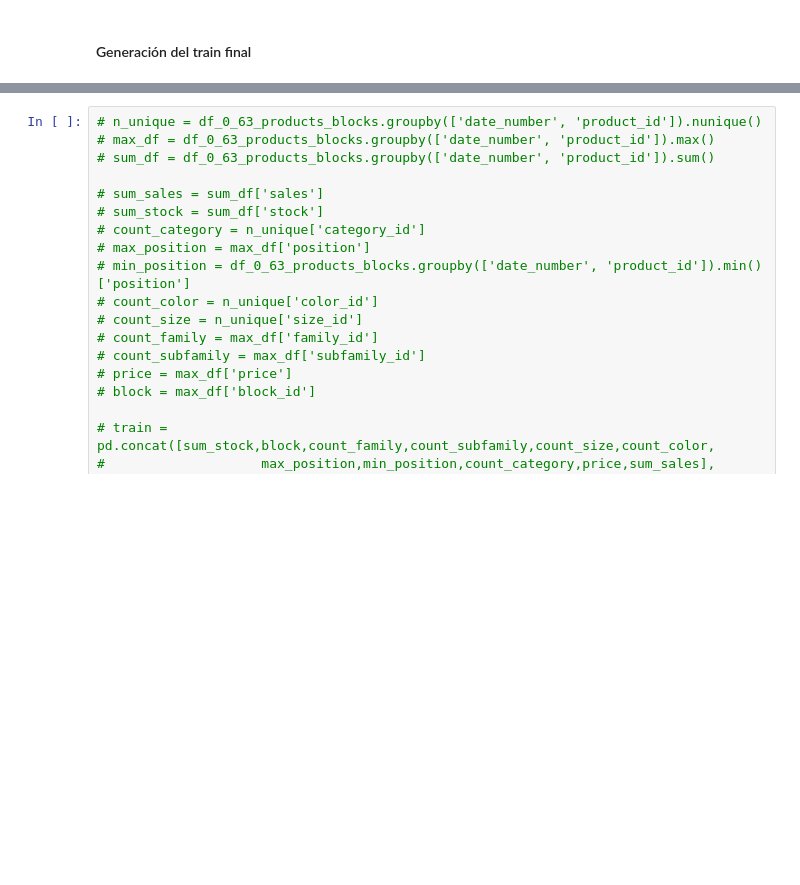
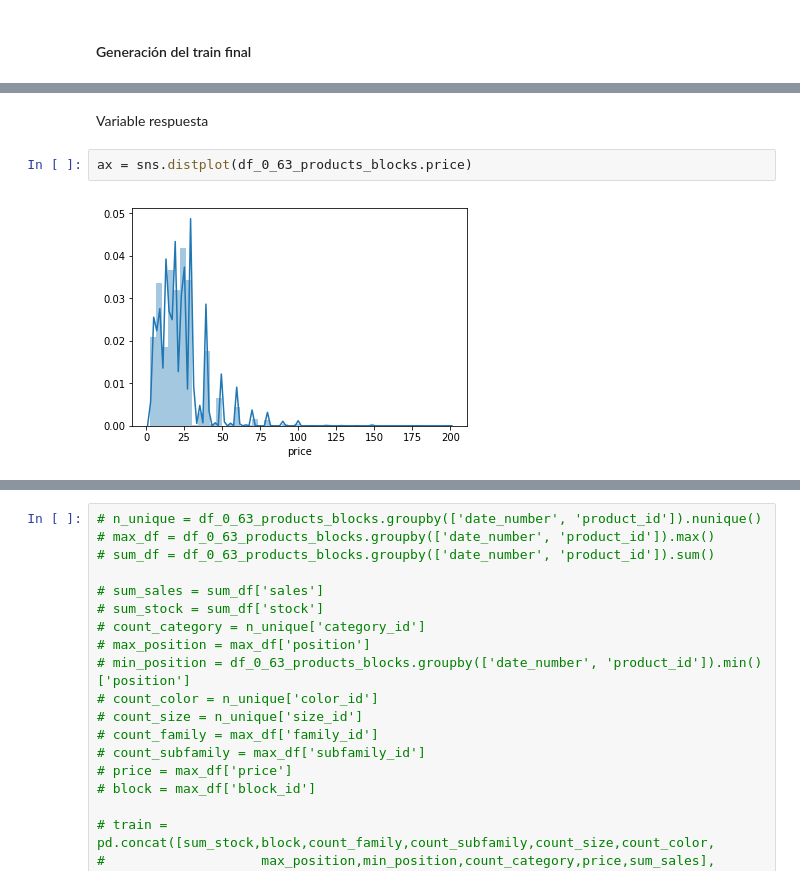
Before and after one commit to rodgomrod/Zara_Competition, a Jupyter notebook: Notebooks/1R_ETL.ipynb, the cells around one changed output, grey strips where cells are left out. Drawn from its saved outputs; the diff is of its cells as text; blank space fills up the shorter version.

Commit message:
inicio de la ingenieria de variables

```diff
--- a/Notebooks/data.ipynb
+++ b/Notebooks/1R_ETL.ipynb
@@ -200,0 +236,6 @@ df_0_63_products_blocks.head(5)
+# %% [markdown]
+Variable respuesta
+# %%
+ax = sns.distplot(df_0_63_products_blocks.price)
+# %% [output]
+[figure, added]
```
Also changed, not shown: parts of 13 cells of this notebook, 1 other file.
